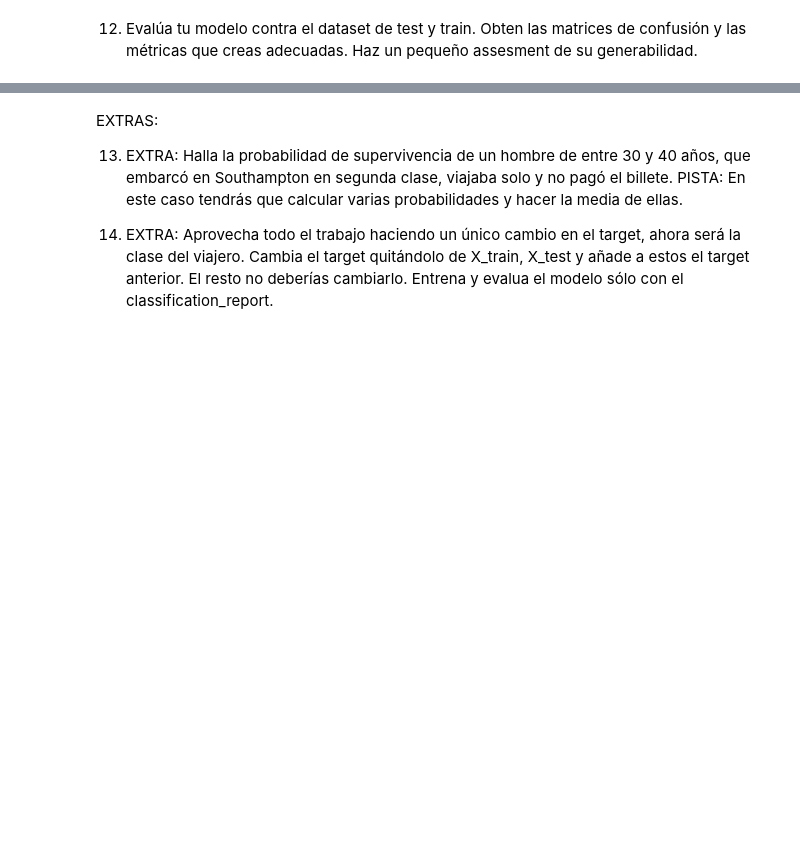
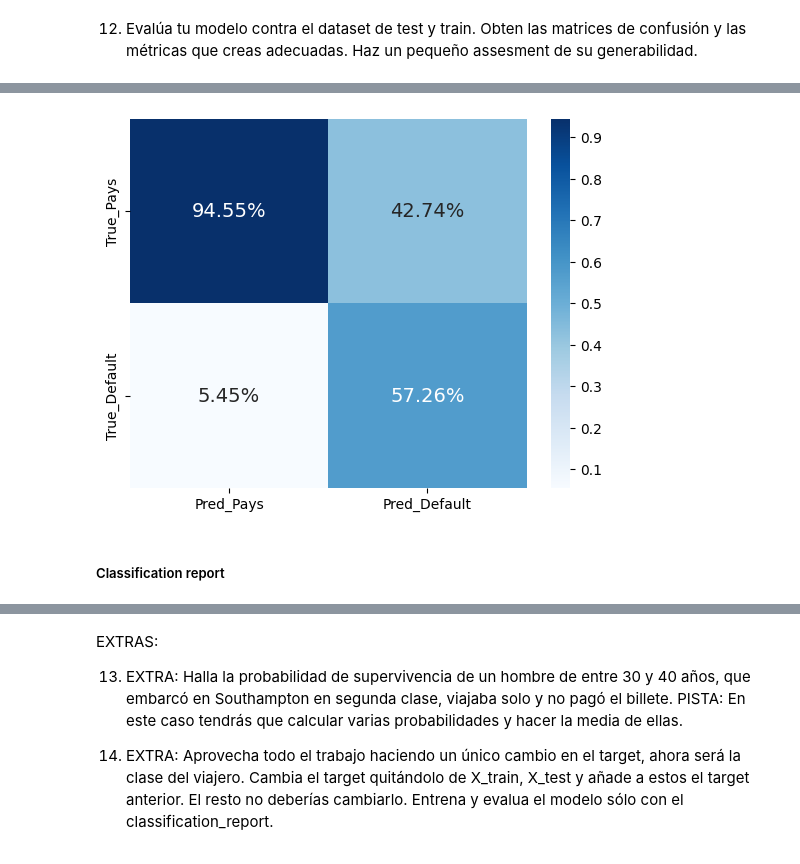
Before and after one commit to laurasalaslozano/repo-lsalas-ejercicios-ds, a Jupyter notebook: Sprint_10/Unidad_02_ML_Supervisado_Clasificacion_Regresion_Logistica/03_Practica_Obligatoria/18_Practica_Obligatoria_Clasificacion_Regresion_Logistica.ipynb, the cells around one changed output, grey strips where cells are left out. Drawn from its saved outputs; the diff is of its cells as text; code cells hidden in the pictures; blank space fills up the shorter version.

```diff
--- a/Sprint_10/Unidad_02_ML_Supervisado_Clasificacion_Regresion_Logistica/03_Practica_Obligatoria/18_Practica_Obligatoria_Clasificacion_Regresion_Logistica.ipynb
+++ b/Sprint_10/Unidad_02_ML_Supervisado_Clasificacion_Regresion_Logistica/03_Practica_Obligatoria/18_Practica_Obligatoria_Clasificacion_Regresion_Logistica.ipynb
@@ -446,0 +484,7 @@ No sé si el valor de Logistic Regression es bueno o malo...
+# %%
+sns.heatmap(c_matrix_df/np.sum(c_matrix_df), annot=True,
+            fmt='.2%', cmap='Blues');
+# %% [output]
+[figure, added]
+# %% [markdown]
+##### Classification report
```
Also changed, not shown: parts of 34 cells of this notebook.
